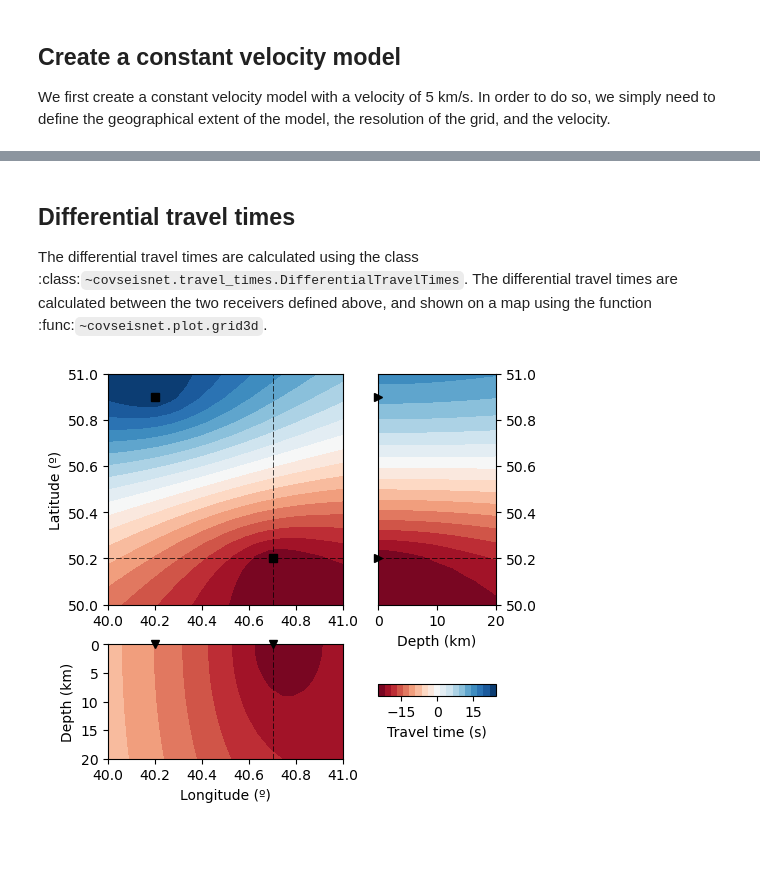
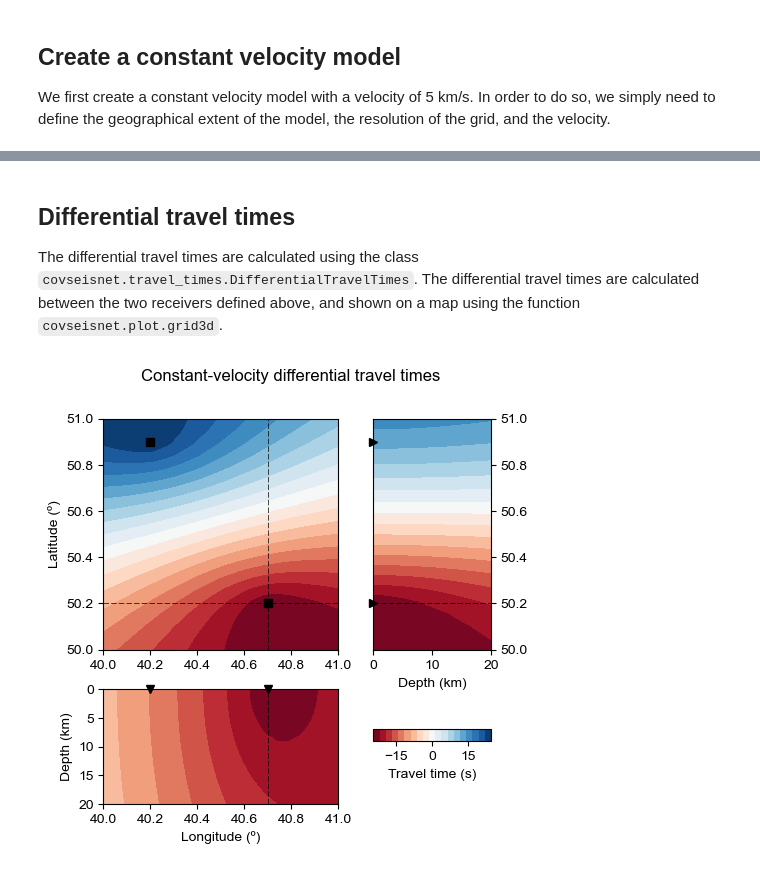
Before and after one commit to leonard-seydoux/covseisnet, a Jupyter notebook: examples/constant_velocity_travel_times.ipynb, the cells around one changed output, grey strips where cells are left out. Saved outputs shown, nothing was run; the diff lists cells and outputs as text; code cells hidden in the pictures; blank space fills up the shorter version.

```diff
--- a/examples/constant_velocity_travel_times.ipynb
+++ b/examples/constant_velocity_travel_times.ipynb
@@ -58,17 +44,17 @@ fig, ax = csn.plot.grid3d(
 Differential travel times
 -------------------------
 
-The differential travel times are calculated using the class
-:class:`~covseisnet.travel_times.DifferentialTravelTimes`. The differential
-travel times are calculated between the two receivers defined above, and
-shown on a map using the function :func:`~covseisnet.plot.grid3d`.
+The differential travel times are calculated using the class `covseisnet.travel_times.DifferentialTravelTimes`. The differential travel times are calculated between the two receivers defined above, and shown on a map using the function `covseisnet.plot.grid3d`.
 # %%
 # Calculate the differential travel times
 differential_traveltime = csn.travel_times.DifferentialTravelTimes(
     traveltime_1, traveltime_2
 )
 
 # Plot the differential traveltime grid
 fig, ax = csn.plot.grid3d(differential_traveltime, label="Travel time (s)")
+
+# Title
+fig.suptitle("Constant-velocity differential travel times");
 # %% [output]
-[figure, old version]
+[figure, new version]
```
Also changed, not shown: parts of 3 cells of this notebook, 14 other files.
